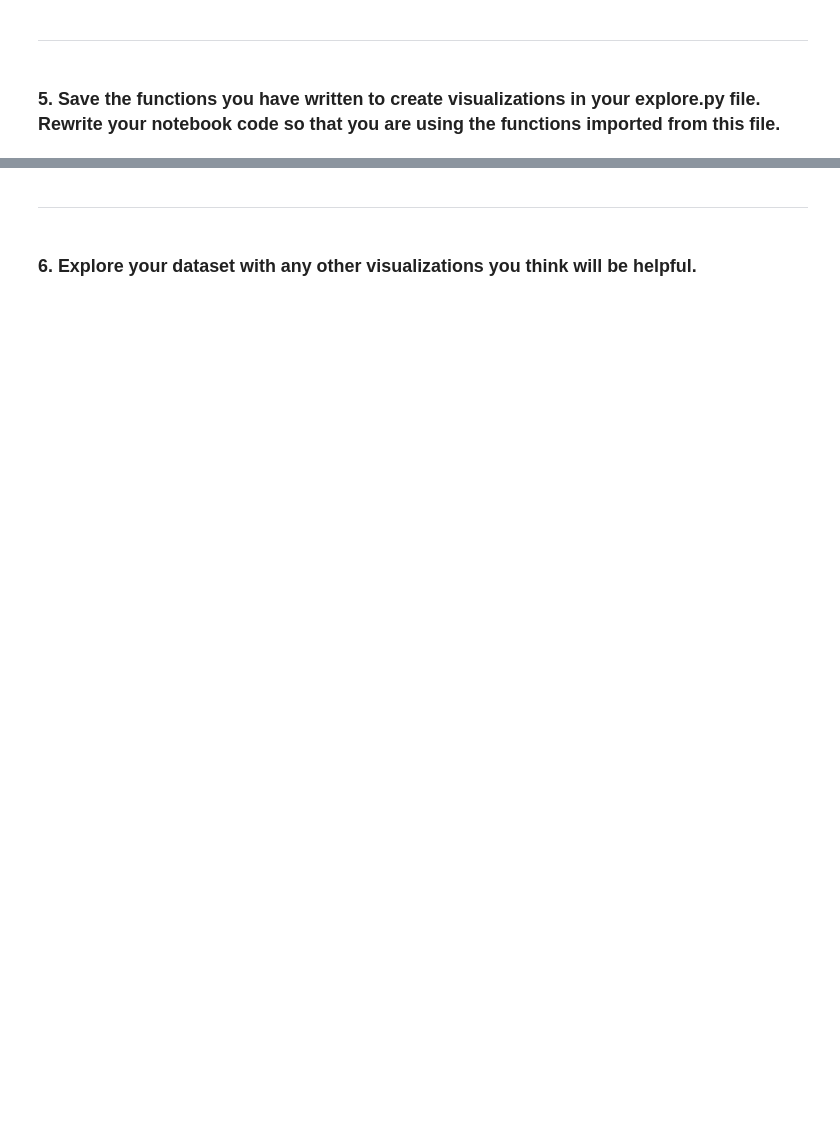
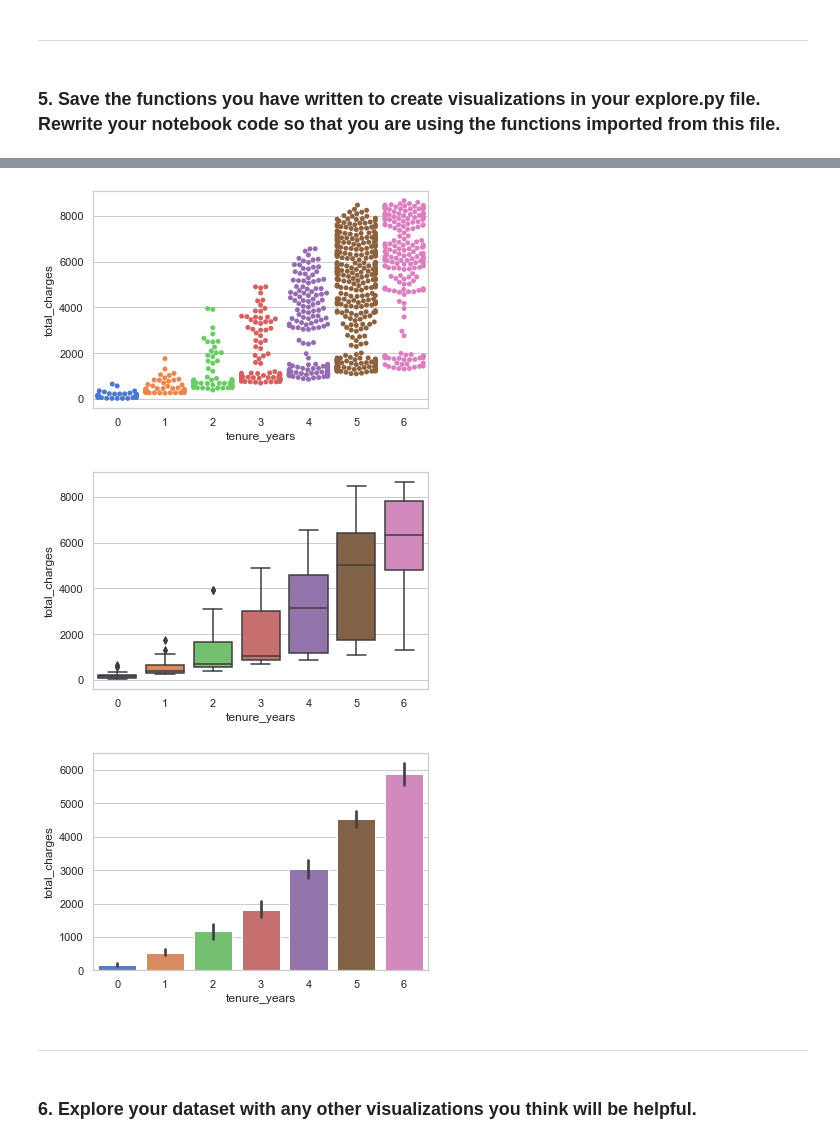
Before and after one commit to natasharivers/regression-exercises, a Jupyter notebook: explore.ipynb, the cells around one changed output, grey strips where cells are left out. Drawn from its saved outputs; the diff is of its cells as text; code cells hidden in the pictures; blank space fills up the shorter version.

```diff
--- a/explore.ipynb
+++ b/explore.ipynb
@@ -167,3 +161,9 @@ plot_variable_pairs(train)
+# %%
+explore.plot_categorical_and_continuous_vars(train, 'tenure_years', 'total_charges')
+# %% [output]
+[figure, added]
+[figure, added]
+[figure, added]
 # %% [markdown]
 <hr style="border:2px solid black"> </hr>
 # %% [markdown]
```
Also changed, not shown: parts of 21 cells of this notebook.
